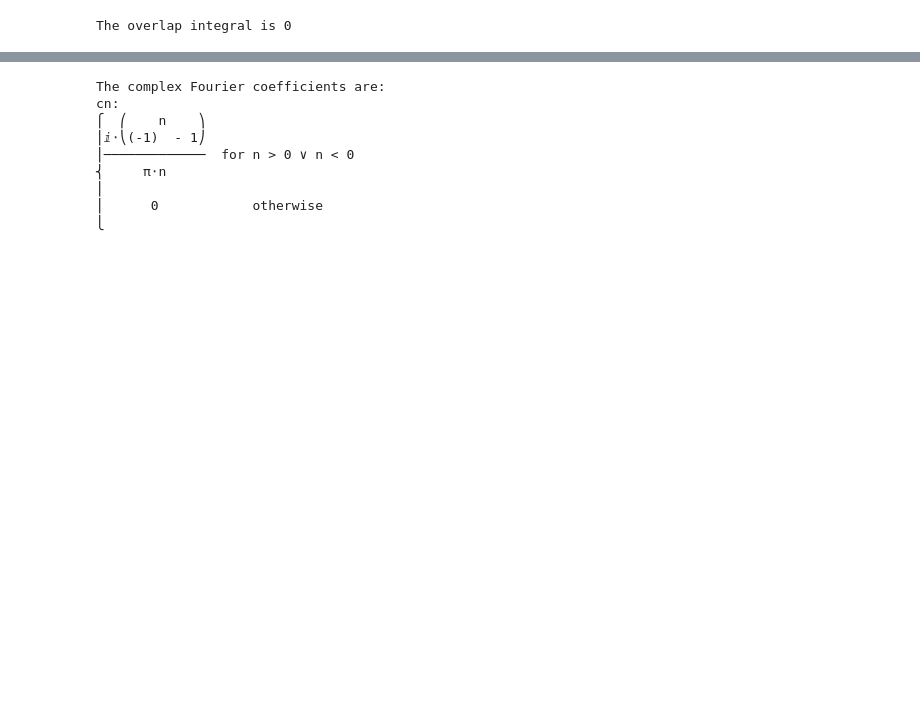
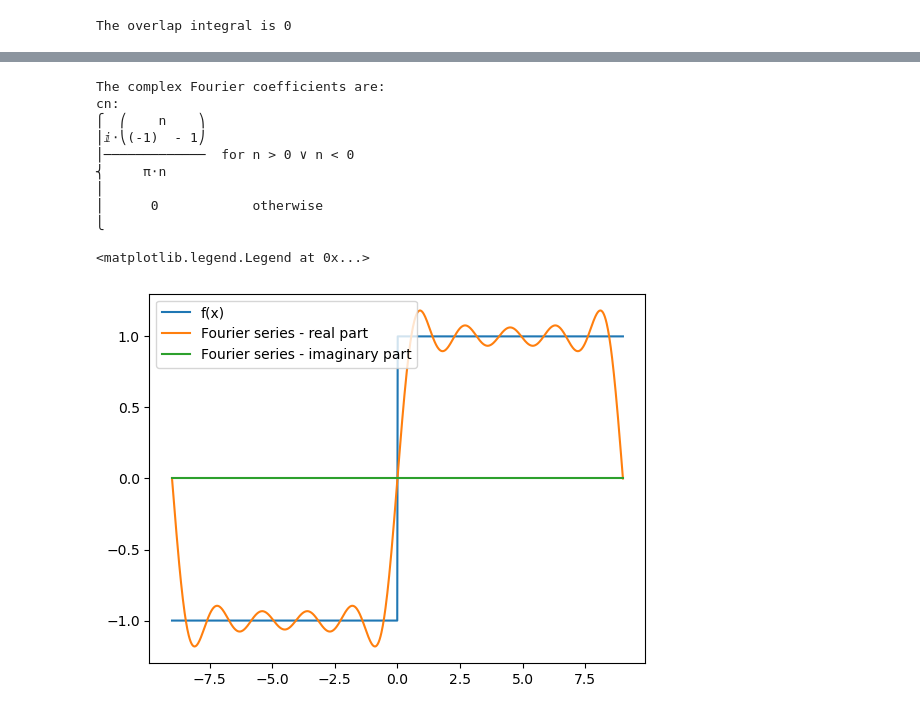
Before and after one commit to brash99/phys340, a Jupyter notebook: Assignments/Fourier.ipynb, the cells around one changed output, grey strips where cells are left out. Saved outputs shown, nothing was run; the diff lists cells and outputs as text; code cells hidden in the pictures; blank space fills up the shorter version.

```diff
--- a/Assignments/Fourier.ipynb
+++ b/Assignments/Fourier.ipynb
@@ -66,33 +78,50 @@ bn:
 # %%
 # Problem 3
 
 # Define the symbols
 x = sym.symbols('x')
 n = sym.symbols('n', integer=True)
 L = sym.symbols('L', real=True, positive=True)
 pi = sym.pi
 
 # Define the function
 f = sym.sign(x)
 L = L.subs(L, 9)
 
 # calculate the complex Fourier coefficients
 
 cn = 1/(2*L)*sym.integrate(f*sym.exp(-sym.I*n*pi*x/L), (x, -L, L))
 
 print(f'The complex Fourier coefficients are:')
 print(f'cn:')
 sym.pprint(cn.simplify())
+
+fourier_series = sym.Sum(cn*sym.exp(sym.I*n*pi*x/L), (n, -10, 10))
+
+fourier_series_real = fourier_series.as_real_imag()[0]
+fourier_series_imag = fourier_series.as_real_imag()[1]
+
+x_vals = np.linspace(-9, 9, 1000)
+f_vals = np.array([f.subs(x, val) for val in x_vals])
+fourier_vals_real = np.array([fourier_series_real.subs(x, val) for val in x_vals])
+fourier_vals_imag = np.array([fourier_series_imag.subs(x, val) for val in x_vals])
+
+plt.plot(x_vals, f_vals, label='f(x)')
+plt.plot(x_vals, fourier_vals_real, label='Fourier series - real part')
+plt.plot(x_vals, fourier_vals_imag, label='Fourier series - imaginary part')
+plt.legend()
 # %% [output]
 The complex Fourier coefficients are:
 cn:
 ⎧  ⎛    n    ⎞
 ⎪ⅈ⋅⎝(-1)  - 1⎠
 ⎪─────────────  for n > 0 ∨ n < 0
 ⎨     π⋅n
 ⎪
 ⎪      0            otherwise
 ⎩
+<matplotlib.legend.Legend at 0x...>
+[figure, added]
 # %%
 # Problem 4
 
```
Also changed, not shown: parts of 2 cells of this notebook.
